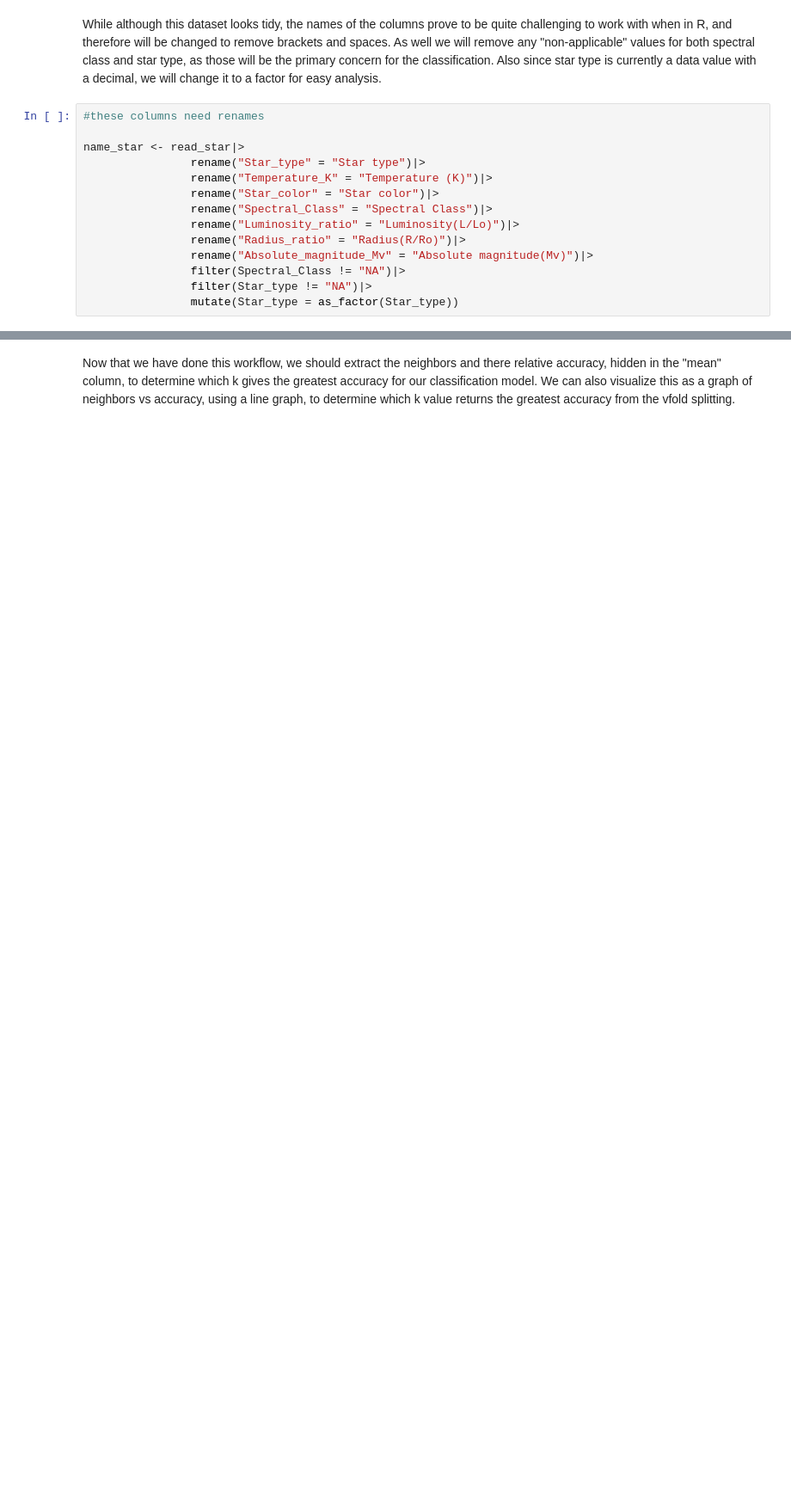
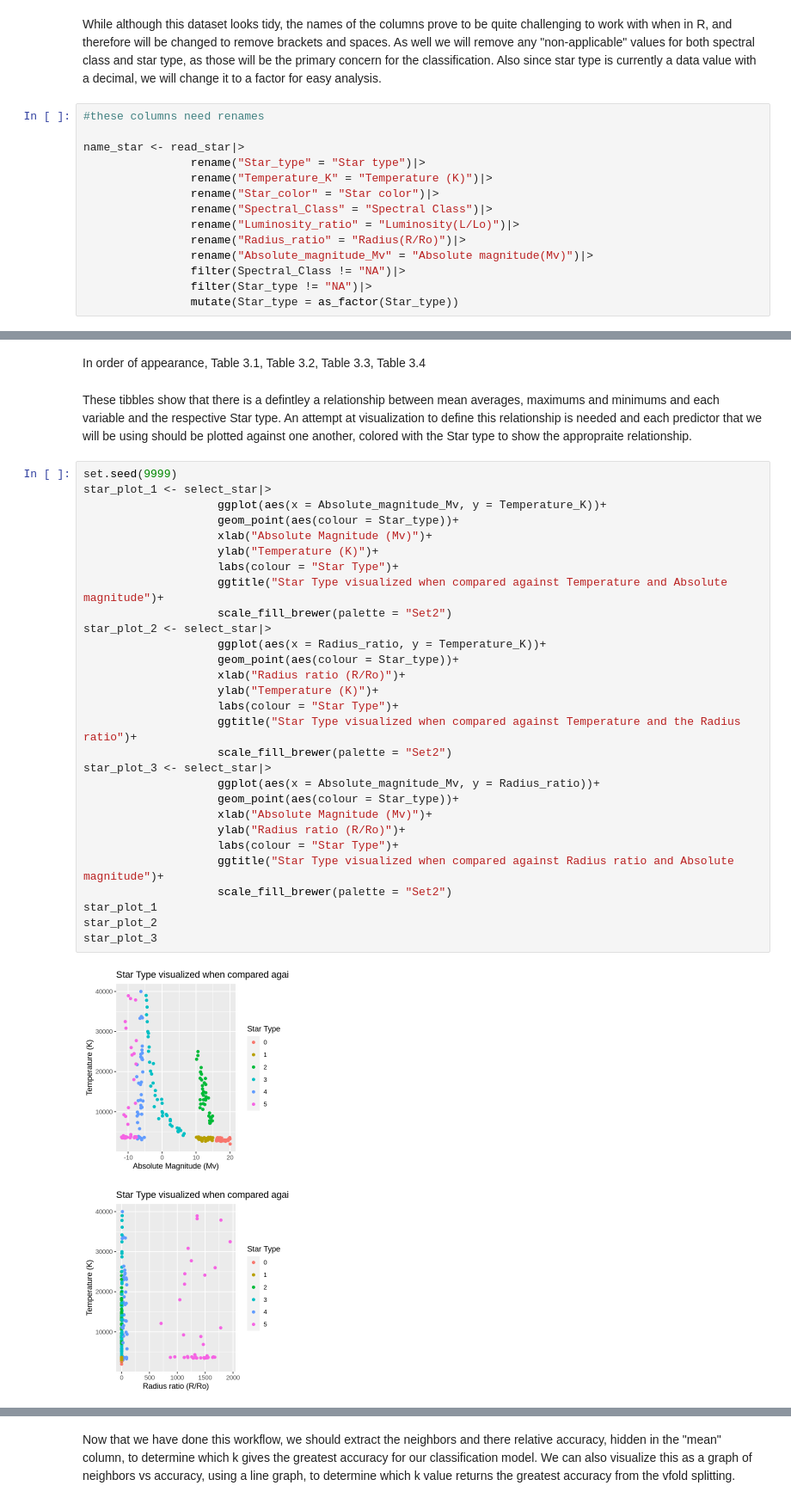
Before and after one commit to zackpeachell/DSCI_100_008_05_project, a Jupyter notebook: GROUP_PROJECT.ipynb, the cells around one changed output, grey strips where cells are left out. Shown at 86% size. Drawn from its saved outputs; the diff is of its cells as text; blank space fills up the shorter version.

```diff
--- a/GROUP_PROJECT.ipynb
+++ b/GROUP_PROJECT.ipynb
@@ -111,0 +158,36 @@ A tibble: 6 × 2
+# %% [markdown]
+In order of appearance, Table 3.1, Table 3.2, Table 3.3, Table 3.4
+# %% [markdown]
+These tibbles show that there is a defintley a relationship between mean averages, maximums and minimums and each variable and the respective Star type. An attempt at visualization to define this relationship is needed and each predictor that we will be using should be plotted against one another, colored with the Star type to show the appropraite relationship.
+# %%
+set.seed(9999)
+star_plot_1 <- select_star|>
+                    ggplot(aes(x = Absolute_magnitude_Mv, y = Temperature_K))+
+                    geom_point(aes(colour = Star_type))+
+                    xlab("Absolute Magnitude (Mv)")+
+                    ylab("Temperature (K)")+
+                    labs(colour = "Star Type")+
+                    ggtitle("Star Type visualized when compared against Temperature and Absolute magnitude")+
+                    scale_fill_brewer(palette = "Set2")
+star_plot_2 <- select_star|>
+                    ggplot(aes(x = Radius_ratio, y = Temperature_K))+
+                    geom_point(aes(colour = Star_type))+
+                    xlab("Radius ratio (R/Ro)")+
+                    ylab("Temperature (K)")+
+                    labs(colour = "Star Type")+
+                    ggtitle("Star Type visualized when compared against Temperature and the Radius ratio")+
+                    scale_fill_brewer(palette = "Set2")
+star_plot_3 <- select_star|>
+                    ggplot(aes(x = Absolute_magnitude_Mv, y = Radius_ratio))+
+                    geom_point(aes(colour = Star_type))+
+                    xlab("Absolute Magnitude (Mv)")+
+                    ylab("Radius ratio (R/Ro)")+
+                    labs(colour = "Star Type")+
+                    ggtitle("Star Type visualized when compared against Radius ratio and Absolute magnitude")+
+                    scale_fill_brewer(palette = "Set2")
+star_plot_1
+star_plot_2
+star_plot_3
+# %% [output]
+[figure, added]
+[figure, added]
```
Also changed, not shown: parts of 21 cells of this notebook.
